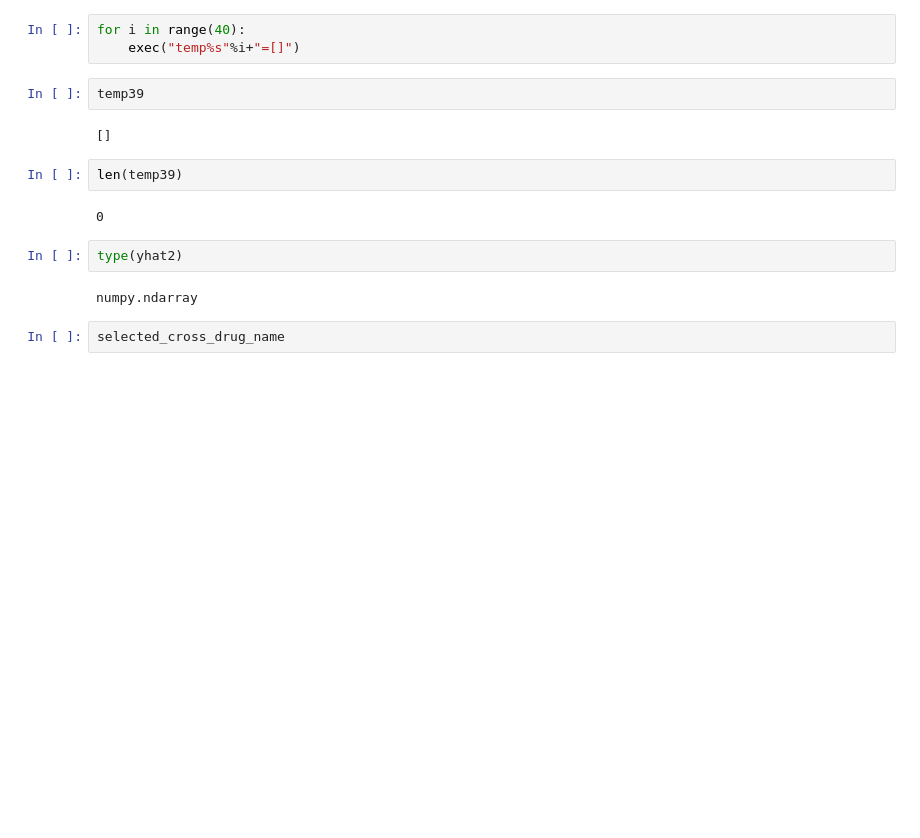
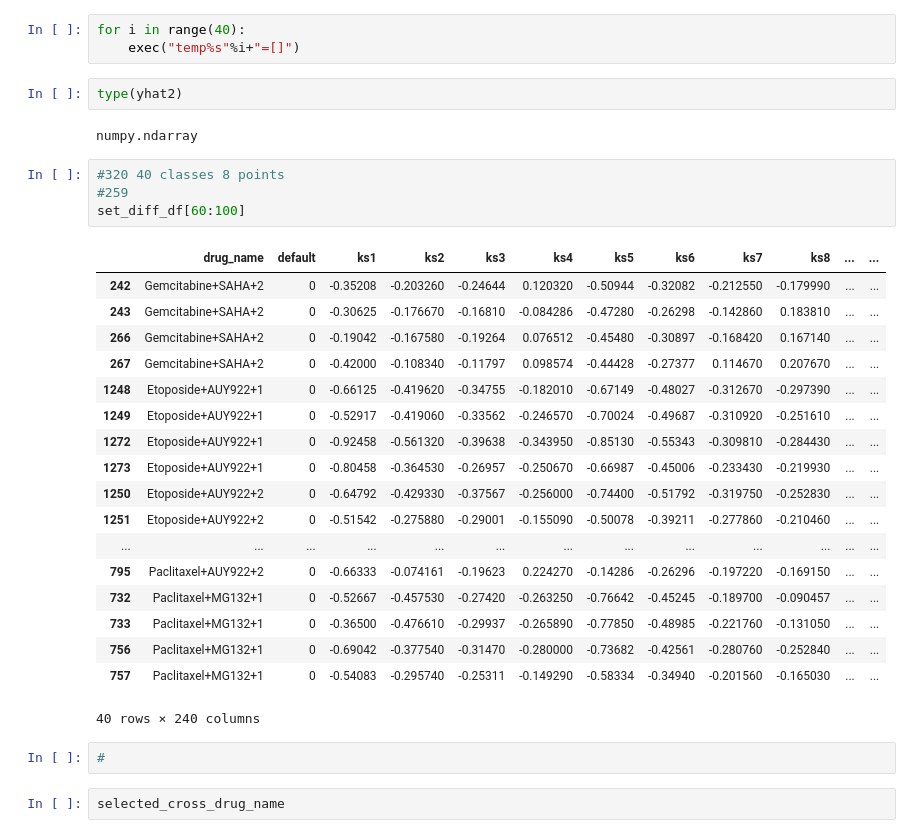
Before and after one commit to zhangsscc99/-research-machine_learning_cancer_drugs, a Jupyter notebook: histogram/new_data_pca_lda.ipynb, the cells around one changed output. Cells and saved outputs as stored; diff of their text form; blank space fills up the shorter version.

```diff
--- a/histogram/new_data_pca_lda.ipynb
+++ b/histogram/new_data_pca_lda.ipynb
@@ -1123,18 +1099,35 @@ array(['MT', 'MT', 'MT', 'MT', 'DNA', 'DNA', 'HSP', 'HSP', 'HSP', 'HSP',
 # %%
 for i in range(40):
     exec("temp%s"%i+"=[]")
-# %%
-temp39
-# %% [output]
-[]
-# %%
-len(temp39)
-# %% [output]
-0
 # %%
 type(yhat2)
 # %% [output]
 numpy.ndarray
+# %%
+#320 40 classes 8 points
+#259
+set_diff_df[60:100]
+# %% [output]
+|  | drug_name | default | ks1 | ks2 | ks3 | ks4 | ks5 | ks6 | ks7 | ks8 | ... | ... |
+| 242 | Gemcitabine+SAHA+2 | 0 | -0.35208 | -0.203260 | -0.24644 | 0.120320 | -0.50944 | -0.32082 | -0.212550 | -0.179990 | ... | ... |
+| 243 | Gemcitabine+SAHA+2 | 0 | -0.30625 | -0.176670 | -0.16810 | -0.084286 | -0.47280 | -0.26298 | -0.142860 | 0.183810 | ... | ... |
+| 266 | Gemcitabine+SAHA+2 | 0 | -0.19042 | -0.167580 | -0.19264 | 0.076512 | -0.45480 | -0.30897 | -0.168420 | 0.167140 | ... | ... |
+| 267 | Gemcitabine+SAHA+2 | 0 | -0.42000 | -0.108340 | -0.11797 | 0.098574 | -0.44428 | -0.27377 | 0.114670 | 0.207670 | ... | ... |
+| 1248 | Etoposide+AUY922+1 | 0 | -0.66125 | -0.419620 | -0.34755 | -0.182010 | -0.67149 | -0.48027 | -0.312670 | -0.297390 | ... | ... |
+| 1249 | Etoposide+AUY922+1 | 0 | -0.52917 | -0.419060 | -0.33562 | -0.246570 | -0.70024 | -0.49687 | -0.310920 | -0.251610 | ... | ... |
+| 1272 | Etoposide+AUY922+1 | 0 | -0.92458 | -0.561320 | -0.39638 | -0.343950 | -0.85130 | -0.55343 | -0.309810 | -0.284430 | ... | ... |
+| 1273 | Etoposide+AUY922+1 | 0 | -0.80458 | -0.364530 | -0.26957 | -0.250670 | -0.66987 | -0.45006 | -0.233430 | -0.219930 | ... | ... |
+| 1250 | Etoposide+AUY922+2 | 0 | -0.64792 | -0.429330 | -0.37567 | -0.256000 | -0.74400 | -0.51792 | -0.319750 | -0.252830 | ... | ... |
+| 1251 | Etoposide+AUY922+2 | 0 | -0.51542 | -0.275880 | -0.29001 | -0.155090 | -0.50078 | -0.39211 | -0.277860 | -0.210460 | ... | ... |
+| ... | ... | ... | ... | ... | ... | ... | ... | ... | ... | ... | ... | ... |
+| 795 | Paclitaxel+AUY922+2 | 0 | -0.66333 | -0.074161 | -0.19623 | 0.224270 | -0.14286 | -0.26296 | -0.197220 | -0.169150 | ... | ... |
+| 732 | Paclitaxel+MG132+1 | 0 | -0.52667 | -0.457530 | -0.27420 | -0.263250 | -0.76642 | -0.45245 | -0.189700 | -0.090457 | ... | ... |
+| 733 | Paclitaxel+MG132+1 | 0 | -0.36500 | -0.476610 | -0.29937 | -0.265890 | -0.77850 | -0.48985 | -0.221760 | -0.131050 | ... | ... |
+| 756 | Paclitaxel+MG132+1 | 0 | -0.69042 | -0.377540 | -0.31470 | -0.280000 | -0.73682 | -0.42561 | -0.280760 | -0.252840 | ... | ... |
+| 757 | Paclitaxel+MG132+1 | 0 | -0.54083 | -0.295740 | -0.25311 | -0.149290 | -0.58334 | -0.34940 | -0.201560 | -0.165030 | ... | ... |
+40 rows × 240 columns
+# %%
+#
 # %%
 selected_cross_drug_name
 # %% [output]
```
Also changed, not shown: parts of 123 cells of this notebook, 2 other files.
